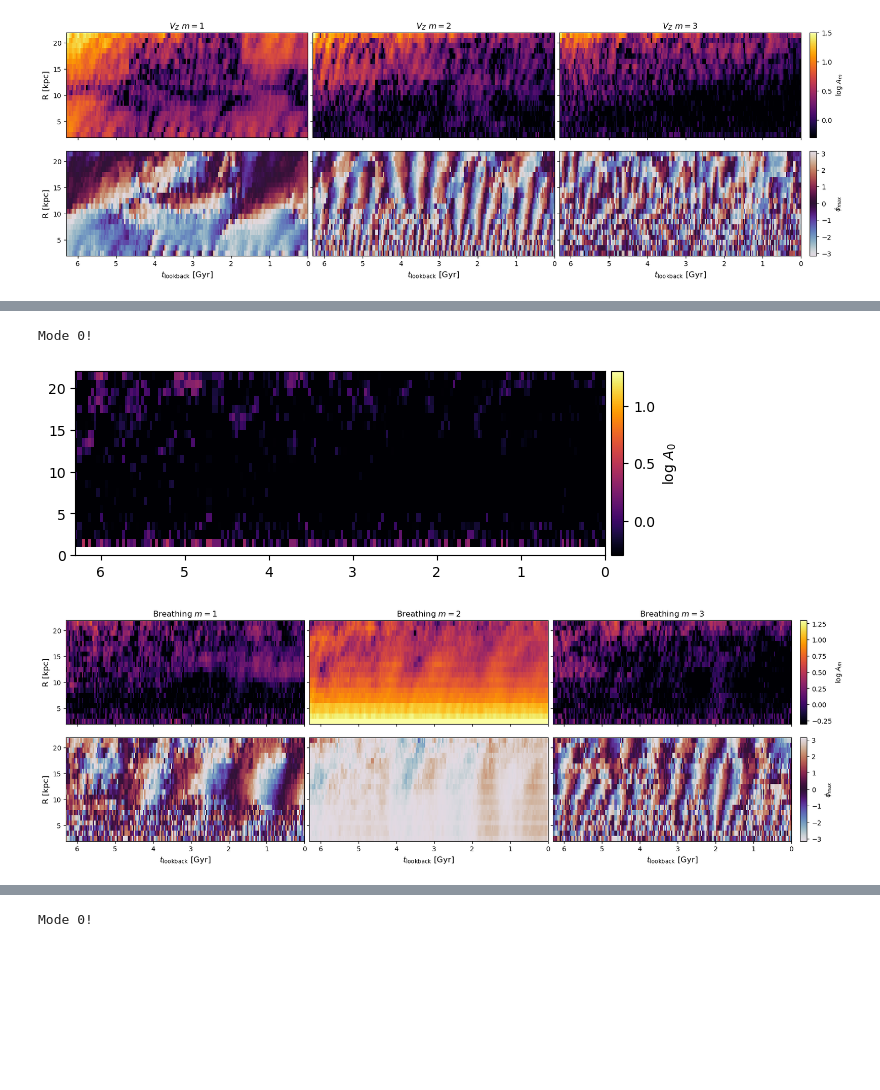
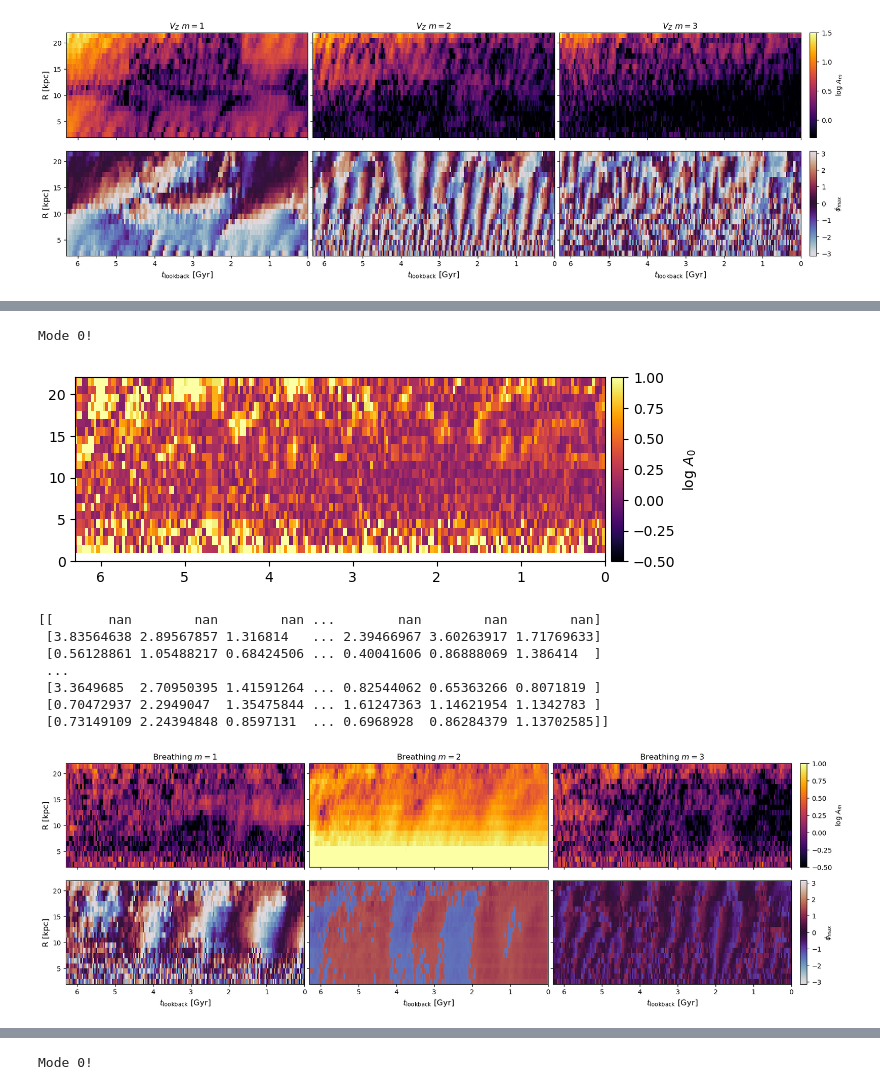
Before and after one commit to Bego-GarciaConde/GalaDyn, a Jupyter notebook: GalaDyn_Notebooks/Fourierograms_complete.ipynb, the cells around one changed output, grey strips where cells are left out. Cells and saved outputs as stored; diff of their text form; code cells hidden in the pictures; blank space fills up the shorter version.

Commit message:
Changes to 1d processing

```diff
--- a/GalaDyn_Notebooks/Fourierograms_complete.ipynb
+++ b/GalaDyn_Notebooks/Fourierograms_complete.ipynb
@@ -37,12 +37,13 @@ def process_data_to_plot(data, data_mode, modo, nbins=22):
    # arr_z = np.array(data[f"amp{modo}"])
     amp = arr_z.reshape(-1, nbins)
     arr_z = np.array(data[f"phase{modo}"])
-    phase = arr_z.reshape(-1, nbins)
+    phase = arr_z.reshape(-1, nbins)/modo
     if data_mode == "disk":
+        return data["lookbacktime"][::nbins], data["Rcenters"][0:nbins],amp.T, phase.T
 
-        return data["lookbacktime"][::nbins], data["Rcenters"][0:nbins],np.log10(amp.T), phase.T
     elif data_mode == "acceleration":
         return data["lookbacktime"][::nbins], data["Rcenters"][0:nbins],amp.T, phase.T
+
     else:
         print("Only 'disk' or 'acceleration' data modes")
 
@@ -67,6 +68,26 @@ def plot_fourierogram_mode0(data, etiqueta, vmin, vmax, nbins, data_mode):
 
     plt.close()
 
+def plot_fourierogram_single_mode(data,etiqueta, vmin, vmax, nbins, data_mode, mode):
+    fig, ax = plt.subplots(nrows=1,ncols =1 , sharex = True,sharey = True,  figsize=(7,2))
+    lookback, rcenters, amplitude, phase = process_data_to_plot(data, data_mode = data_mode, modo=mode, nbins=nbins)
+    if data_mode == "acceleration":
+        im0 = ax.pcolormesh(lookback,rcenters,np.log10(amplitude*seconds_to_Myr), vmin = vmin, vmax =vmax, cmap = "inferno")
+    elif data_mode == "disk":
+        im0 = ax.pcolormesh(lookback,rcenters,np.log10(amplitude), vmin = vmin , vmax =vmax, cmap = "inferno")
+
+
+    plt.xlim(6.3,0)
+
+
+    plt.subplots_adjust(left=0 ,bottom= 0.03, right=0.9, top=0.95, wspace=0.02, hspace= 0.13)
+
+    fig.colorbar(im0, ax=ax, label = "log $A_{0}$",aspect=15,pad = 0.01)
+
+    plt.show()
+
+    plt.close()
+
 def plot_fourierogram(data, etiqueta, vmin, vmax, nbins, data_mode ):
 
 
@@ -75,7 +96,8 @@ def plot_fourierogram(data, etiqueta, vmin, vmax, nbins, data_mode ):
     if data_mode == "acceleration":
         im0 = ax[0,0].pcolormesh(lookback,rcenters,np.log10(amplitude*seconds_to_Myr), vmin = vmin, vmax =vmax, cmap = "inferno")
     elif data_mode == "disk":
-        im0 = ax[0,0].pcolormesh(lookback,rcenters,amplitude, vmin = vmin, vmax =vmax, cmap = "inferno")
+        print(amplitude)
+        im0 = ax[0,0].pcolormesh(lookback,rcenters,np.log10(amplitude), vmin = vmin, vmax =vmax, cmap = "inferno")
     im1 = ax[1,0].pcolormesh(lookback, rcenters,phase, vmin = -np.pi,vmax = np.pi, cmap = "twilight")
     ax[0,0].set_title(f"{etiqueta} $m=1$")
     lookback, rcenters, amplitude, phase = process_data_to_plot(data, data_mode = data_mode, modo=2, nbins=nbins)
@@ -83,7 +105,7 @@ def plot_fourierogram(data, etiqueta, vmin, vmax, nbins, data_mode ):
         im00 = ax[0,1].pcolormesh(lookback,rcenters,np.log10(amplitude*seconds_to_Myr), vmin = vmin, vmax = vmax, cmap = "inferno")
         plt.ylim(2,40)
     elif data_mode == "disk":
-        im00 = ax[0,1].pcolormesh(lookback,rcenters,amplitude, vmin = vmin, vmax = vmax, cmap = "inferno")
+        im00 = ax[0,1].pcolormesh(lookback,rcenters,np.log10(amplitude), vmin = vmin, vmax = vmax, cmap = "inferno")
         plt.ylim(2,22)
     #im00 = ax[0,1].pcolormesh(lookback,rcenters,amplitude, vmin = vmin, vmax = vmax, cmap = "inferno")
     im11 = ax[1,1].pcolormesh(lookback, rcenters,phase, vmin = -np.pi,vmax = np.pi, cmap = "twilight")
@@ -94,7 +116,7 @@ def plot_fourierogram(data, etiqueta, vmin, vmax, nbins, data_mode ):
         im00 = ax[0,2].pcolormesh(lookback,rcenters,np.log10(amplitude*seconds_to_Myr), vmin = vmin, vmax = vmax, cmap = "inferno")
         plt.ylim(2,40)
     elif data_mode == "disk":
-        im00 = ax[0,2].pcolormesh(lookback,rcenters,amplitude, vmin = vmin, vmax = vmax, cmap = "inferno")
+        im00 = ax[0,2].pcolormesh(lookback,rcenters,np.log10(amplitude), vmin = vmin, vmax = vmax, cmap = "inferno")
         plt.ylim(2,22)
     #im00 = ax[0,1].pcolormesh(lookback,rcenters,amplitude, vmin = vmin, vmax = vmax, cmap = "inferno")
     im11 = ax[1,2].pcolormesh(lookback, rcenters,phase, vmin = -np.pi,vmax = np.pi, cmap = "twilight")
@@ -118,6 +140,6 @@ def plot_fourierogram(data, etiqueta, vmin, vmax, nbins, data_mode ):
     ax[0,0].set_ylabel("R [kpc]", fontsize = 12)
     ax[1,0].set_ylabel("R [kpc]", fontsize = 12)
   #  plt.show()
-    plt.savefig(path_figures +f"{etiqueta}_fourier_complete.png", dpi = 100, bbox_inches='tight', facecolor = "white" )
+    #plt.savefig(path_figures +f"{etiqueta}_fourier_complete.png", dpi = 100, bbox_inches='tight', facecolor = "white" )
 #    plt.shoW()
         #fig, ax = plt.subplots(nrows=2,ncols =3 , sharex = True,sharey = True,  figsize=(20,5))
@@ -164,8 +220,15 @@ Mode 0!
 # %%
-A = pd.read_csv(path_results + f"disc/fourier_22_breathing_re_.csv", sep = ",")
-plot_fourierogram_mode0(A, etiqueta="Breathing",vmin = -0.3,vmax= 1.3, nbins=22, data_mode = "disk")
-plot_fourierogram(A, etiqueta="Breathing",vmin = -0.3,vmax= 1.3, nbins=22, data_mode = "disk")
+A = pd.read_csv(path_results +  f"disc/fourier_22_breathing_since_merger_.csv", sep = ",")
+plot_fourierogram_mode0(A, etiqueta="Breathing",vmin = -0.5,vmax= 1., nbins=22, data_mode = "disk")
+plot_fourierogram(A, etiqueta="Breathing",vmin = -0.5,vmax= 1., nbins=22, data_mode = "disk")
 # %% [output]
 Mode 0!
-[figure, old version]
+[figure, new version]
+[[       nan        nan        nan ...        nan        nan        nan]
+ [3.83564638 2.89567857 1.316814   ... 2.39466967 3.60263917 1.71769633]
+ [0.56128861 1.05488217 0.68424506 ... 0.40041606 0.86888069 1.386414  ]
+ ...
+ [3.3649685  2.70950395 1.41591264 ... 0.82544062 0.65363266 0.8071819 ]
+ [0.70472937 2.2949047  1.35475844 ... 1.61247363 1.14621954 1.1342783 ]
+ [0.73149109 2.24394848 0.8597131  ... 0.6968928  0.86284379 1.13702585]]
-[figure, old version]
+[figure, new version]
```
Also changed, not shown: parts of 7 cells of this notebook, 49 other files.
